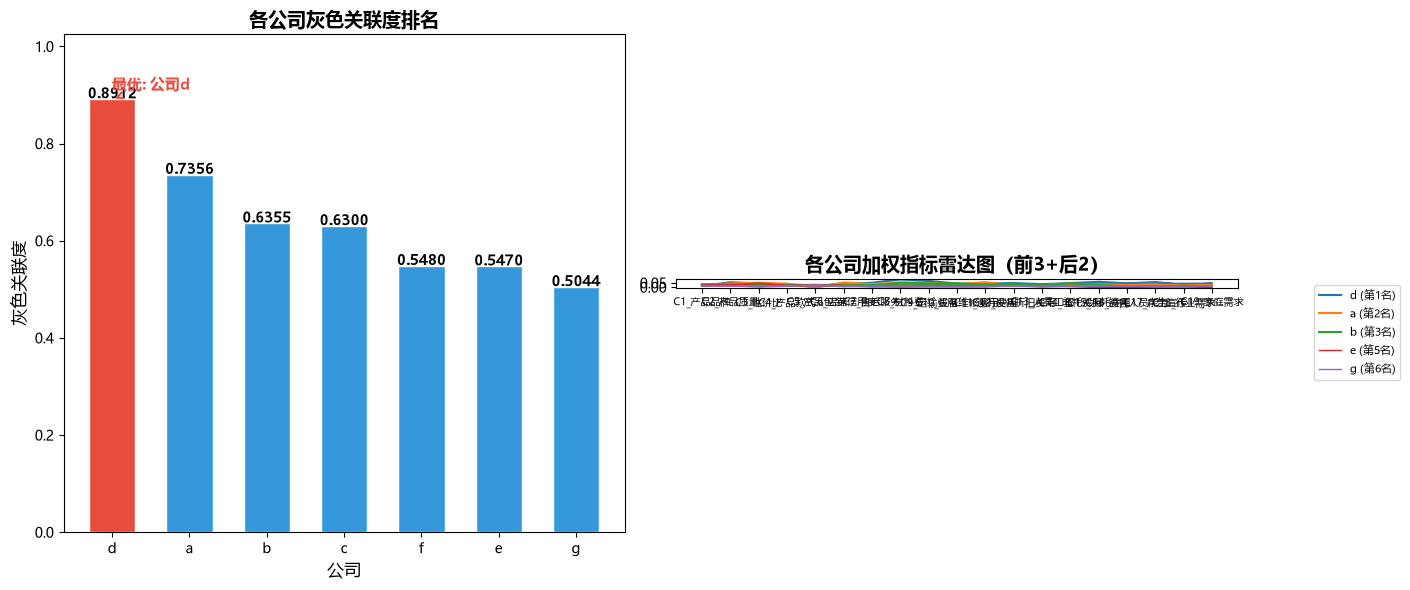
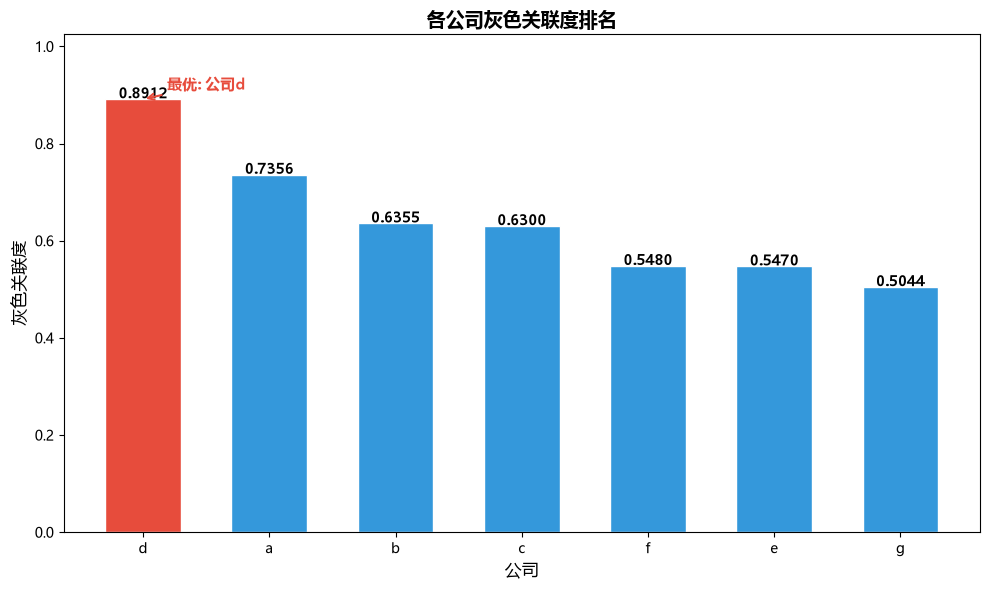
The change to this notebook cell's code, shown as a diff; its figure went from the first image to the second:
--- before
+++ after
@@ -2,6 +2,4 @@
 # 结果可视化
 # ============================================
-
-fig, axes = plt.subplots(1, 2, figsize=(14, 6))
 
 # 排序后的结果
@@ -9,6 +7,7 @@
 sorted_grades = result_df['灰色关联度'].tolist()
 
-# 左图：灰色关联度柱状图
-ax1 = axes[0]
+# ==================== 左图：灰色关联度柱状图 ====================
+fig1, ax1 = plt.subplots(figsize=(10, 6))
+
 grade_colors = []
 top1 = result_df['公司'].iloc[0]
@@ -37,9 +36,17 @@
              arrowprops=dict(arrowstyle='->', color='#e74c3c', lw=1.5))
 
-# 右图：雷达图 (Radar Chart)
-ax2 = axes[1]
-ax2.set_aspect('equal')
+plt.tight_layout()
+plt.savefig('evaluation_results_bar.png', dpi=150, bbox_inches='tight')
+plt.show()
+print("评估结果柱状图已保存为 evaluation_results_bar.png")
 
-# 计算各公司各指标的加权得分用于雷达图
+# ==================== 右图：雷达图（极坐标） ====================
+# 提取简化指标名称（去掉"C#_"前缀，保留核心名称）
+short_labels = []
+for ind in indicators:
+    # 提取下划线后的部分，如果没有下划线则保留原样
+    parts = ind.split('_', 1)
+    short_labels.append(parts[1] if len(parts) > 1 else ind)
+
 n_indicators = len(indicators)
 angles = np.linspace(0, 2 * np.pi, n_indicators, endpoint=False).tolist()
@@ -51,28 +58,42 @@
 plot_companies = top3 + bottom2
 
+# 定义颜色
+radar_colors = ['#e74c3c', '#3498db', '#2ecc71', '#95a5a6', '#f39c12']
+
+# 创建极坐标雷达图
+fig2, ax2 = plt.subplots(figsize=(12, 10), subplot_kw={'projection': 'polar'})
+
 for i, company in enumerate(plot_companies):
     idx = companies.index(company)
     values = weighted_data[idx].tolist()
-    values += values[:1]
+    values += values[:1]  # 闭合
+
+    rank = result_df[result_df['公司'] == company]['排名'].values[0]
 
     if i < 3:
-        alpha_val = 0.3
-        lw_val = 1.5
-        label = f'{company} (第{i+1}名)'
+        alpha_fill = 0.15
+        lw = 2.0
+        label = f'{company} (第{rank}名)'
     else:
-        alpha_val = 0.15
-        lw_val = 1.0
-        label = f'{company} (第{5 if i==3 else 6}名)'
+        alpha_fill = 0.05
+        lw = 1.2
+        label = f'{company} (第{rank}名)'
 
-    ax2.fill(angles, values, alpha=alpha_val)
-    ax2.plot(angles, values, linewidth=lw_val, label=label)
+    ax2.fill(angles, values, alpha=alpha_fill, color=radar_colors[i])
+    ax2.plot(angles, values, 'o-', linewidth=lw, color=radar_colors[i], label=label, markersize=3)
 
+# 设置雷达图属性
 ax2.set_xticks(angles[:-1])
-ax2.set_xticklabels(indicators, fontsize=7)
-ax2.set_title('各公司加权指标雷达图（前3+后2）', fontsize=14, fontweight='bold')
-ax2.legend(loc='upper right', fontsize=8, bbox_to_anchor=(1.3, 1.0))
+ax2.set_xticklabels(short_labels, fontsize=8)
+ax2.set_ylim(0, max(weighted_data.max(axis=1)) * 1.1)
+ax2.set_title('各公司加权指标雷达图（前3名 + 后2名）', fontsize=14, fontweight='bold', pad=25)
+ax2.legend(loc='upper right', bbox_to_anchor=(1.25, 1.1), fontsize=9)
+ax2.set_rlabel_position(30)  # 调整径向标签位置
+ax2.grid(True, alpha=0.3)
 
 plt.tight_layout()
-plt.savefig('evaluation_results.png', dpi=150, bbox_inches='tight')
+plt.savefig('evaluation_results_radar.png', dpi=150, bbox_inches='tight')
 plt.show()
-print("评价结果图已保存为 evaluation_results.png")
+print("雷达图已保存为 evaluation_results_radar.png")
+
+print("所有评价结果图保存完毕。")

Commit: fix: 修复雷达图 - 使用极坐标投影并分离为独立图表